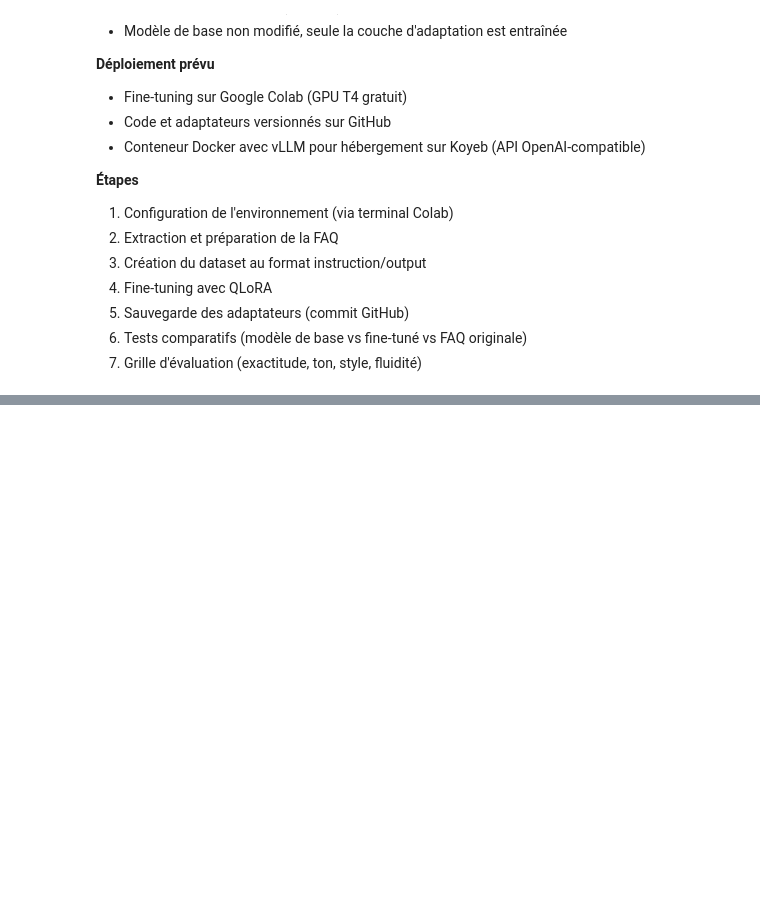
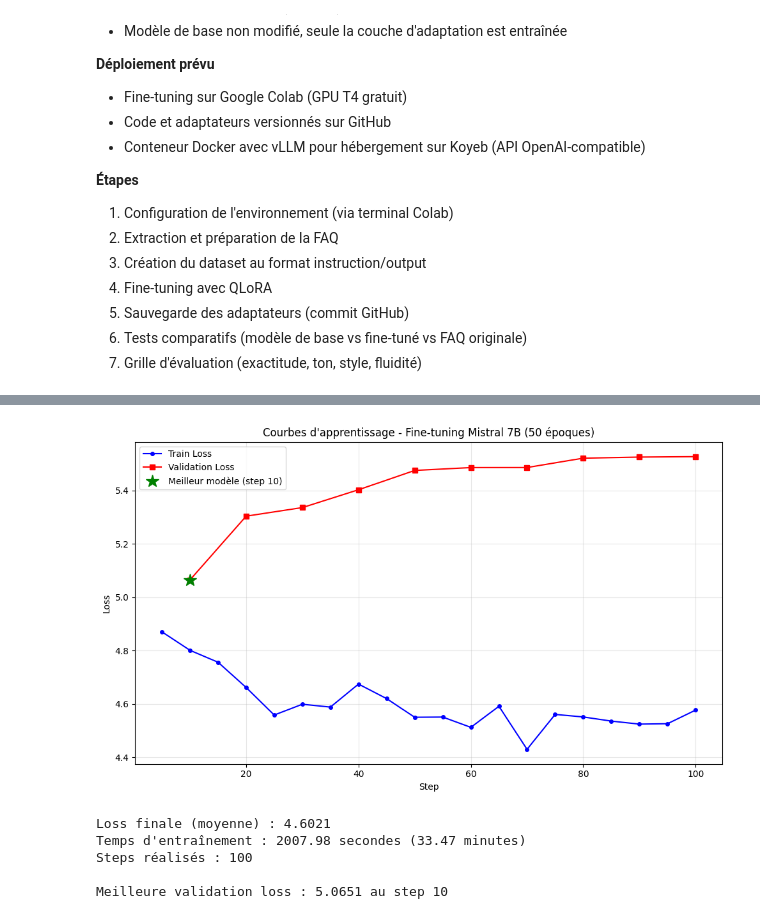
Before and after one commit to VivanBoy/assistant-rag, a Jupyter notebook: notebooks/3-assistant-ft/assistant_fine_tune.ipynb, the cells around one changed output, grey strips where cells are left out. Cells and saved outputs as stored; diff of their text form; code cells hidden in the pictures; blank space fills up the shorter version.

Commit message:
Colab - LLM fine-tuning

```diff
--- a/notebooks/3-assistant-ft/assistant_fine_tune.ipynb
+++ b/notebooks/3-assistant-ft/assistant_fine_tune.ipynb
@@ -78,0 +666,7 @@ drwxr-xr-x 4 root root     4096 Mar  1 21:28 src
+# %%
+# Inspection détaillée des logs bruts
+print("Structure complète des logs :")
+for i, log in enumerate(logs):
+    print(f"\nLog {i+1}:")
+    for key, value in log.items():
+        print(f"  {key}: {value}")
@@ -78,0 +714,13 @@ drwxr-xr-x 4 root root     4096 Mar  1 21:28 src
+# %%
+print("\n--- PROGRESSION DE LA LOSS ---")
+print("Step  -> Loss (train) | Loss (eval)")
+for log in logs:
+    if 'loss' in log:
+        step = log['step']
+        loss = log['loss']
+
+        # Chercher la loss d'évaluation correspondante
+        eval_log = next((x for x in logs if 'eval_loss' in x and x['step'] == step), None)
+        eval_loss = eval_log['eval_loss'] if eval_log else "N/A"
+
+        print(f"Step {step:2d} -> {loss:.4f}      | {eval_loss if eval_loss == 'N/A' else f'{eval_loss:.4f}'}")
@@ -78,0 +745,52 @@ drwxr-xr-x 4 root root     4096 Mar  1 21:28 src
+# %%
+# Visualisation des métriques d'entraînement disponibles
+
+# Création du graphique
+fig, ax = plt.subplots(figsize=(10, 6))
+
+# Récupération des données
+train_steps = []
+train_losses = []
+eval_steps = []
+eval_losses = []
+
+for log in logs:
+    if 'loss' in log and 'step' in log:
+        train_steps.append(log['step'])
+        train_losses.append(log['loss'])
+    if 'eval_loss' in log and 'step' in log:
+        eval_steps.append(log['step'])
+        eval_losses.append(log['eval_loss'])
+
+# Tracé des courbes
+ax.plot(train_steps, train_losses, 'b-o', label='Train Loss', markersize=4)
+ax.plot(eval_steps, eval_losses, 'r-s', label='Validation Loss', markersize=6)
+
+ax.set_xlabel('Step')
+ax.set_ylabel('Loss')
+ax.set_title('Courbes d\'apprentissage - Fine-tuning Mistral 7B (50 époques)')
+ax.legend()
+ax.grid(True, alpha=0.3)
+
+# Mise en évidence du meilleur point de validation
+best_eval_idx = eval_losses.index(min(eval_losses))
+best_step = eval_steps[best_eval_idx]
+best_loss = eval_losses[best_eval_idx]
+
+ax.plot(best_step, best_loss, 'g*', markersize=15, label=f'Meilleur modèle (step {best_step})')
+ax.legend()
+
+plt.tight_layout()
+plt.show()
+
+print(f"Loss finale (moyenne) : 4.6021")
+print(f"Temps d'entraînement : 2007.98 secondes (33.47 minutes)")
+print(f"Steps réalisés : 100")
+print(f"\nMeilleure validation loss : {best_loss:.4f} au step {best_step}")
+# %% [output]
+[figure, added]
+Loss finale (moyenne) : 4.6021
+Temps d'entraînement : 2007.98 secondes (33.47 minutes)
+Steps réalisés : 100
+
+Meilleure validation loss : 5.0651 au step 10
```
Also changed, not shown: parts of 103 cells of this notebook.
